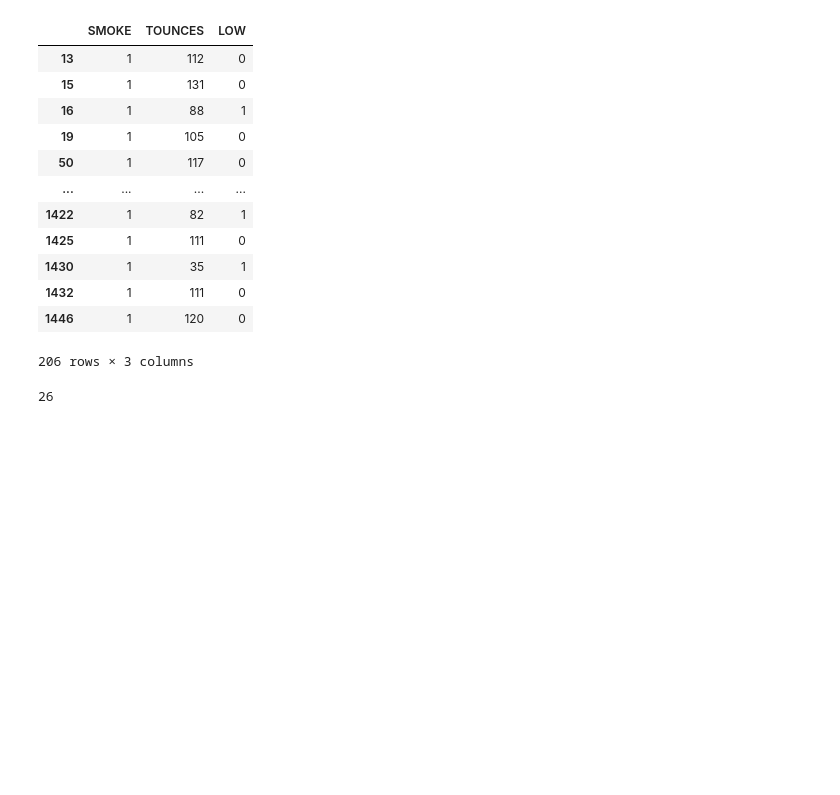
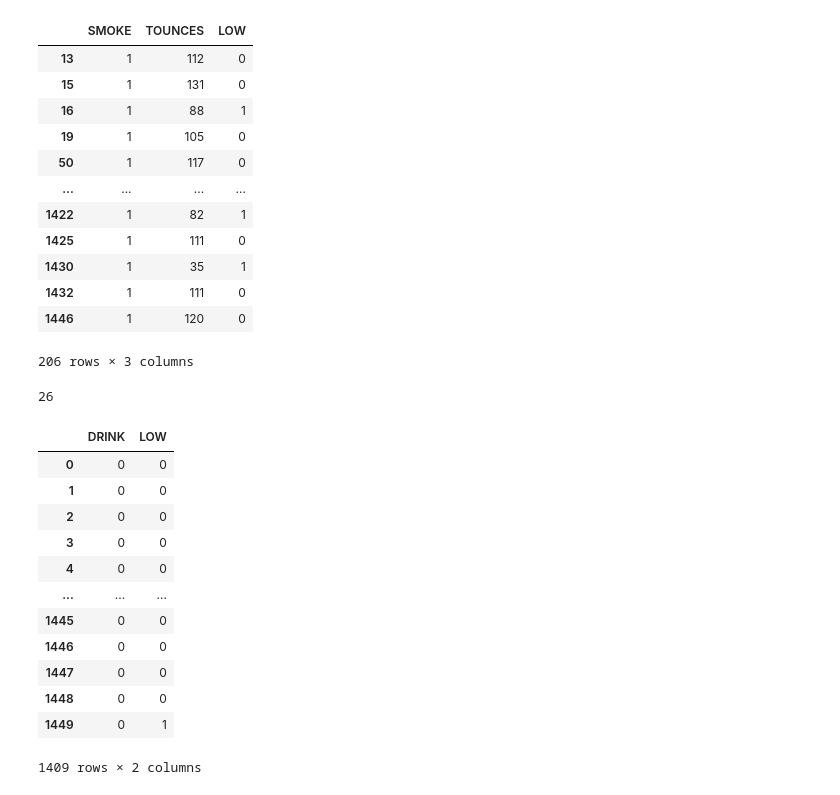
Before and after one commit to Ryan-Bui/DATA3401, a Jupyter notebook: Stats Project.ipynb, the cells around one changed output. Saved outputs shown, nothing was run; the diff lists cells and outputs as text; code cells hidden in the pictures; blank space fills up the shorter version.

```diff
--- a/Stats Project.ipynb
+++ b/Stats Project.ipynb
@@ -307,3 +325,21 @@ p_smoke
 p_smoke['LOW'].sum()
 # %% [output]
 26
+# %%
+p_drink = new_data.loc[:, ['DRINK','LOW']]
+# %%
+p_drink
+# %% [output]
+|  | DRINK | LOW |
+| 0 | 0 | 0 |
+| 1 | 0 | 0 |
+| 2 | 0 | 0 |
+| 3 | 0 | 0 |
+| 4 | 0 | 0 |
+| ... | ... | ... |
+| 1445 | 0 | 0 |
+| 1446 | 0 | 0 |
+| 1447 | 0 | 0 |
+| 1448 | 0 | 0 |
+| 1449 | 0 | 1 |
+1409 rows × 2 columns
```
Also changed, not shown: parts of 16 cells of this notebook, 8 other files.
